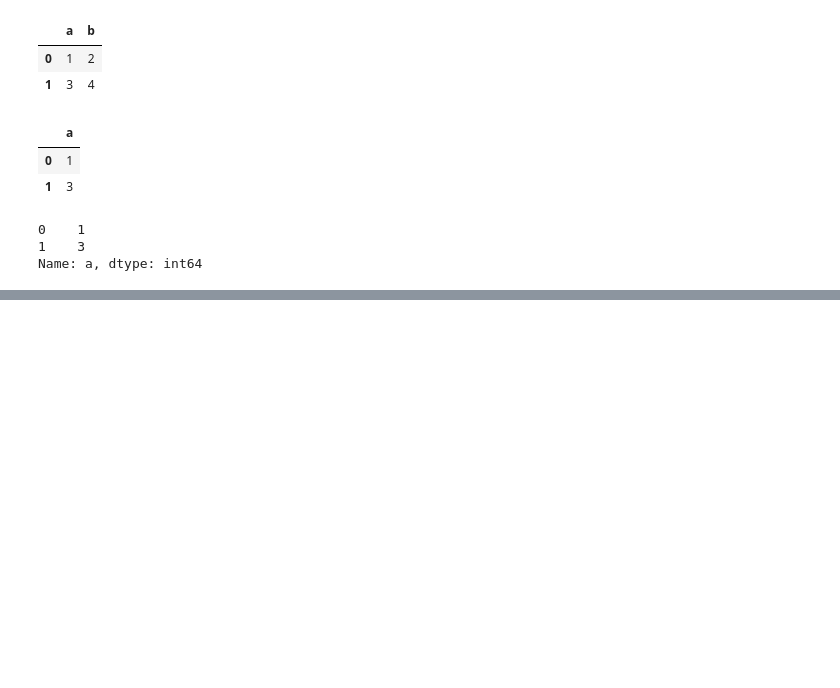
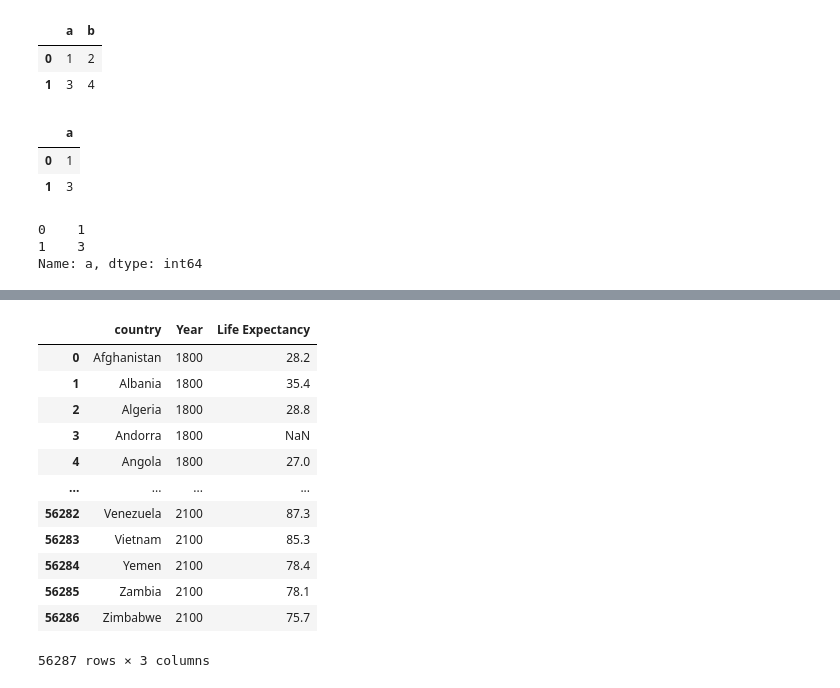
Before and after one commit to juck30808/juck30808, a Jupyter notebook: Pandas-Melt_Squeeze.ipynb, the cells around one changed output, grey strips where cells are left out. Saved outputs shown, nothing was run; the diff lists cells and outputs as text; code cells hidden in the pictures; blank space fills up the shorter version.

```diff
--- a/Pandas-Melt_Squeeze.ipynb
+++ b/Pandas-Melt_Squeeze.ipynb
@@ -119,0 +120,17 @@ Name: a, dtype: int64
+# %%
+df_melted = pd.melt(df, id_vars = 'country', var_name = 'Year', value_name = 'Life Expectancy')
+df_melted
+# %% [output]
+|  | country | Year | Life Expectancy |
+| 0 | Afghanistan | 1800 | 28.2 |
+| 1 | Albania | 1800 | 35.4 |
+| 2 | Algeria | 1800 | 28.8 |
+| 3 | Andorra | 1800 | NaN |
+| 4 | Angola | 1800 | 27.0 |
+| ... | ... | ... | ... |
+| 56282 | Venezuela | 2100 | 87.3 |
+| 56283 | Vietnam | 2100 | 85.3 |
+| 56284 | Yemen | 2100 | 78.4 |
+| 56285 | Zambia | 2100 | 78.1 |
+| 56286 | Zimbabwe | 2100 | 75.7 |
+56287 rows × 3 columns
```
Also changed, not shown: parts of 11 cells of this notebook, 45 other files.
